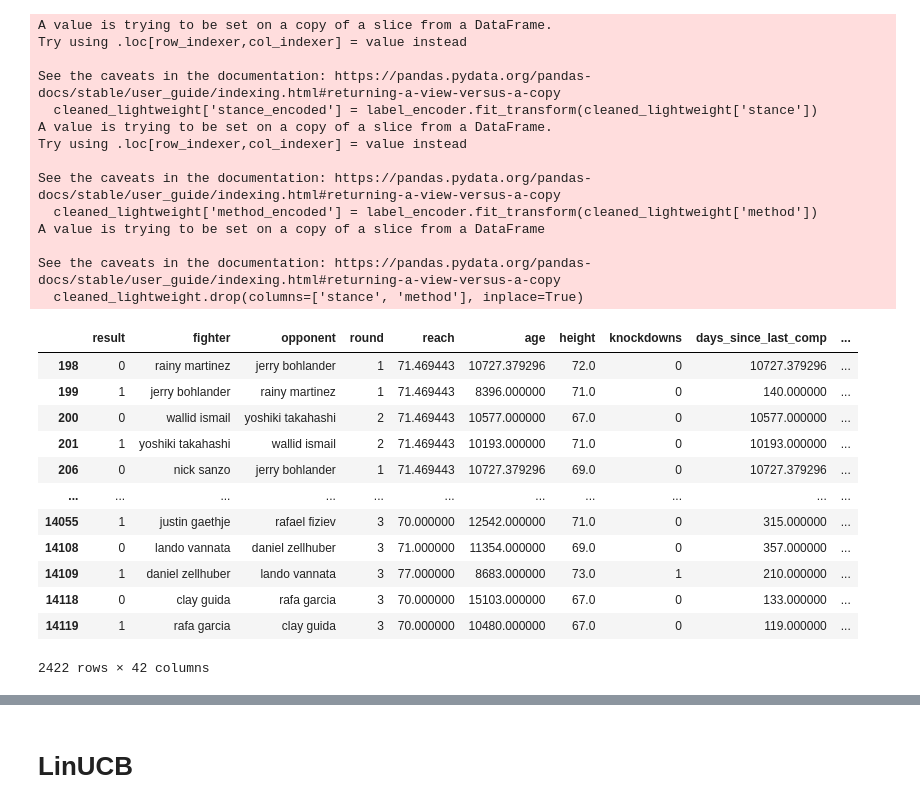
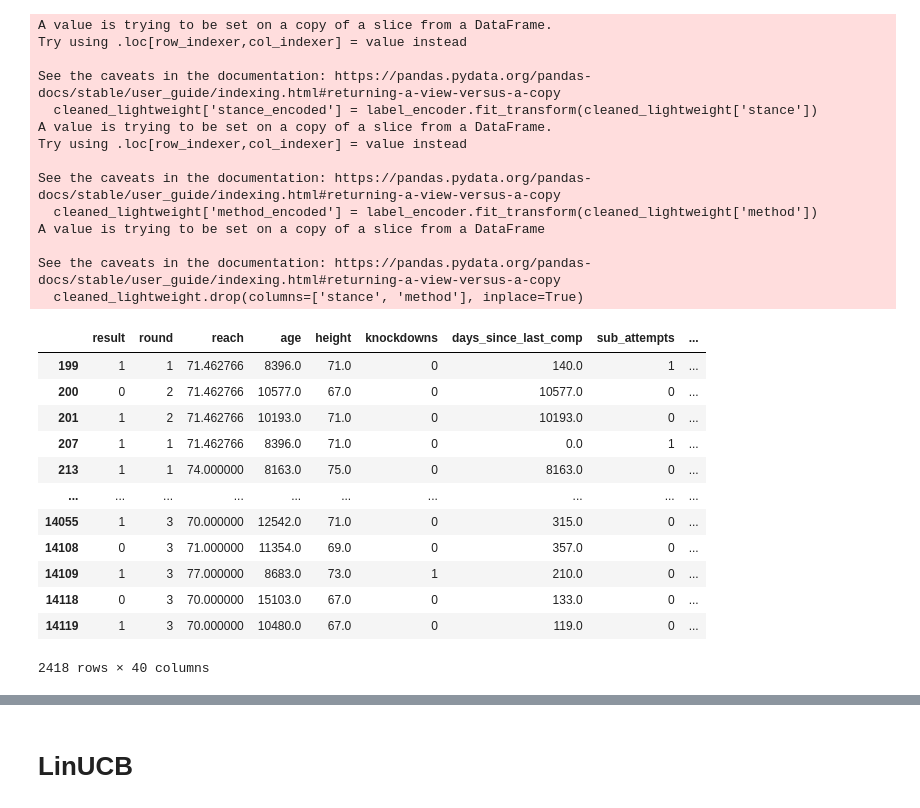
Before and after one commit to YeoWeiHan123/MMA-Contextual-Bandit, a Jupyter notebook: bt4014-mma.ipynb, the cells around one changed output, grey strips where cells are left out. Saved outputs shown, nothing was run; the diff lists cells and outputs as text; code cells hidden in the pictures.

```diff
--- a/bt4014-mma.ipynb
+++ b/bt4014-mma.ipynb
@@ -149,16 +314,16 @@ lightweight = cleaned_lightweight
-# %%
-lightweight
-# %% [output]
-|  | result | fighter | opponent | round | reach | age | height | knockdowns | days_since_last_comp | ... |
-| 198 | 0 | rainy martinez | jerry bohlander | 1 | 71.469443 | 10727.379296 | 72.0 | 0 | 10727.379296 | ... |
-| 199 | 1 | jerry bohlander | rainy martinez | 1 | 71.469443 | 8396.000000 | 71.0 | 0 | 140.000000 | ... |
-| 200 | 0 | wallid ismail | yoshiki takahashi | 2 | 71.469443 | 10577.000000 | 67.0 | 0 | 10577.000000 | ... |
-| 201 | 1 | yoshiki takahashi | wallid ismail | 2 | 71.469443 | 10193.000000 | 71.0 | 0 | 10193.000000 | ... |
-| 206 | 0 | nick sanzo | jerry bohlander | 1 | 71.469443 | 10727.379296 | 69.0 | 0 | 10727.379296 | ... |
-| ... | ... | ... | ... | ... | ... | ... | ... | ... | ... | ... |
-| 14055 | 1 | justin gaethje | rafael fiziev | 3 | 70.000000 | 12542.000000 | 71.0 | 0 | 315.000000 | ... |
-| 14108 | 0 | lando vannata | daniel zellhuber | 3 | 71.000000 | 11354.000000 | 69.0 | 0 | 357.000000 | ... |
-| 14109 | 1 | daniel zellhuber | lando vannata | 3 | 77.000000 | 8683.000000 | 73.0 | 1 | 210.000000 | ... |
-| 14118 | 0 | clay guida | rafa garcia | 3 | 70.000000 | 15103.000000 | 67.0 | 0 | 133.000000 | ... |
-| 14119 | 1 | rafa garcia | clay guida | 3 | 70.000000 | 10480.000000 | 67.0 | 0 | 119.000000 | ... |
-2422 rows × 42 columns
+# %%
+cleaned_lightweight
+# %% [output]
+|  | result | round | reach | age | height | knockdowns | days_since_last_comp | sub_attempts | ... |
+| 199 | 1 | 1 | 71.462766 | 8396.0 | 71.0 | 0 | 140.0 | 1 | ... |
+| 200 | 0 | 2 | 71.462766 | 10577.0 | 67.0 | 0 | 10577.0 | 0 | ... |
+| 201 | 1 | 2 | 71.462766 | 10193.0 | 71.0 | 0 | 10193.0 | 0 | ... |
+| 207 | 1 | 1 | 71.462766 | 8396.0 | 71.0 | 0 | 0.0 | 1 | ... |
+| 213 | 1 | 1 | 74.000000 | 8163.0 | 75.0 | 0 | 8163.0 | 0 | ... |
+| ... | ... | ... | ... | ... | ... | ... | ... | ... | ... |
+| 14055 | 1 | 3 | 70.000000 | 12542.0 | 71.0 | 0 | 315.0 | 0 | ... |
+| 14108 | 0 | 3 | 71.000000 | 11354.0 | 69.0 | 0 | 357.0 | 0 | ... |
+| 14109 | 1 | 3 | 77.000000 | 8683.0 | 73.0 | 1 | 210.0 | 0 | ... |
+| 14118 | 0 | 3 | 70.000000 | 15103.0 | 67.0 | 0 | 133.0 | 0 | ... |
+| 14119 | 1 | 3 | 70.000000 | 10480.0 | 67.0 | 0 | 119.0 | 0 | ... |
+2418 rows × 40 columns
```
Also changed, not shown: parts of 26 cells of this notebook.
